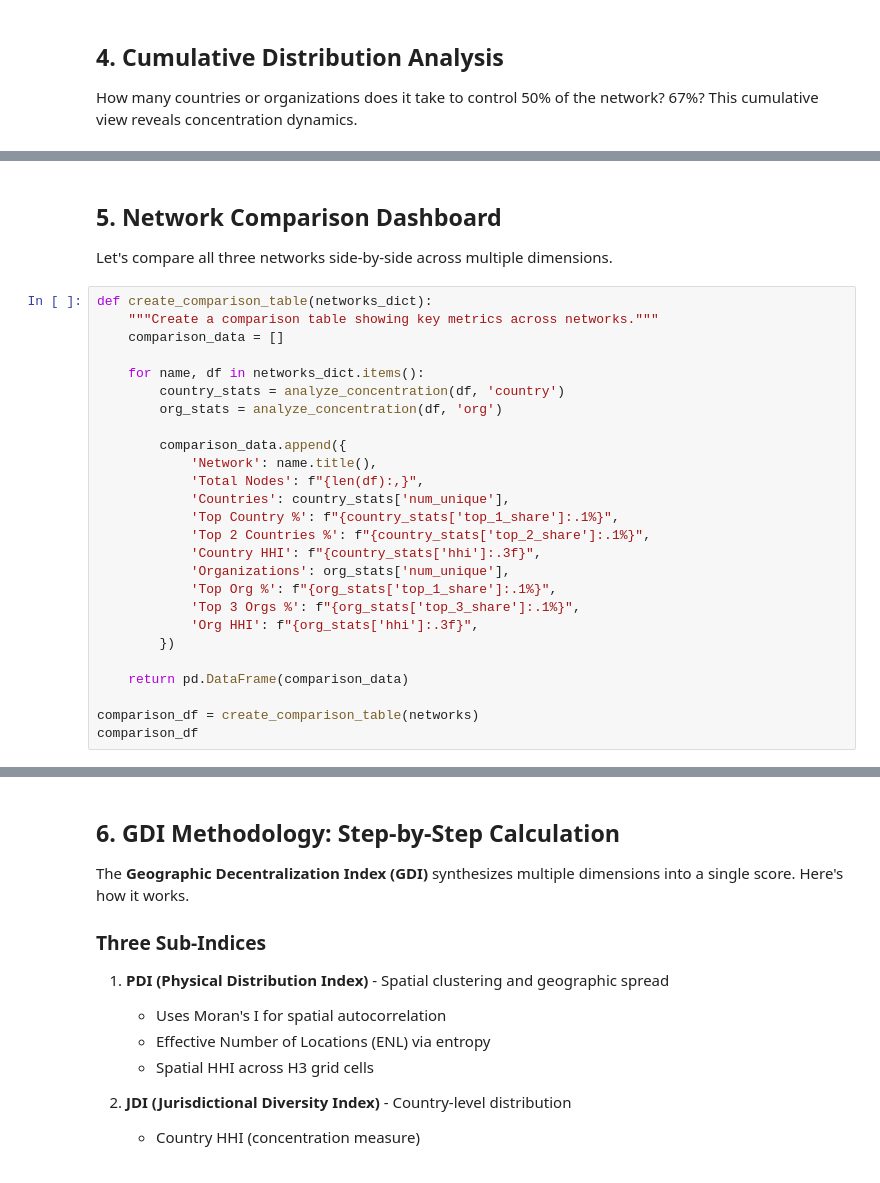
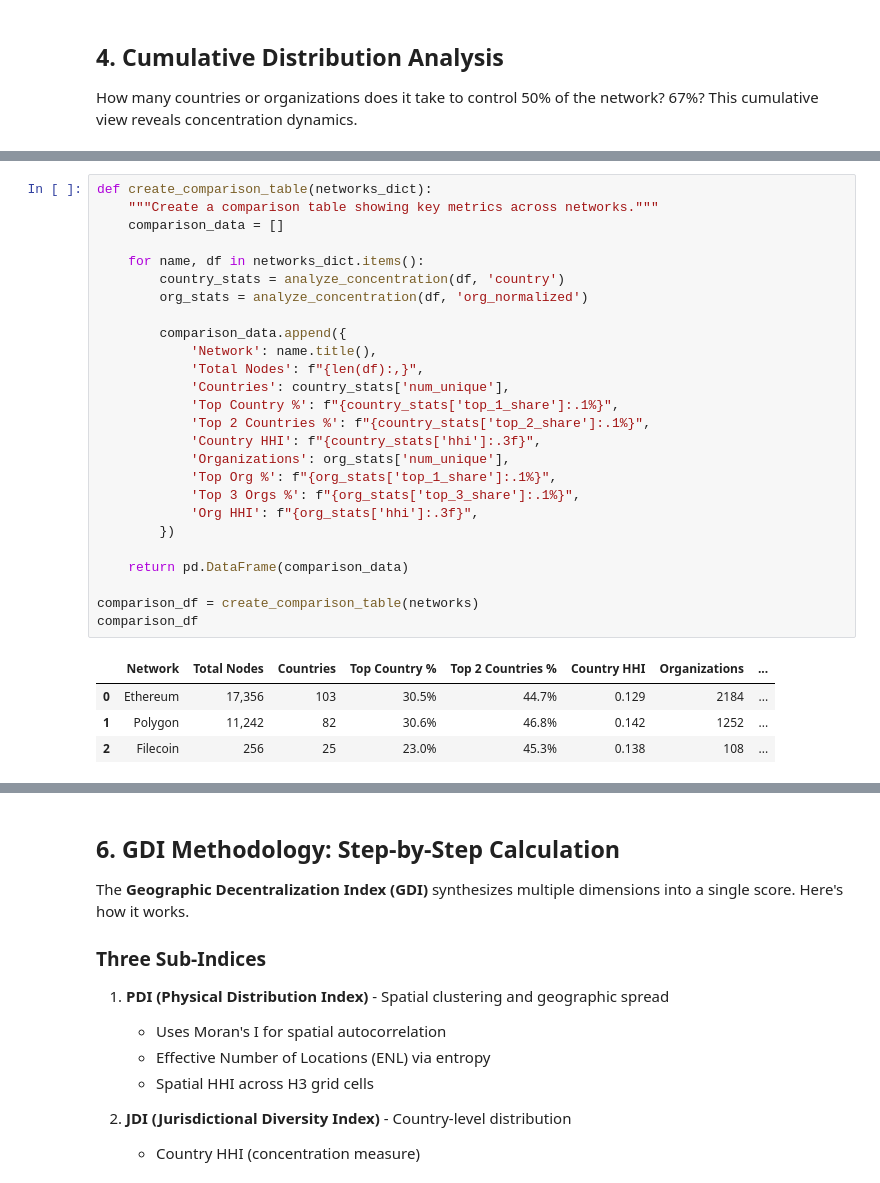
Before and after one commit to DecentralizedGeo/geobeat, a Jupyter notebook: data/notebooks/network_analysis_eda.ipynb, the cells around one changed output, grey strips where cells are left out. Drawn from its saved outputs; the diff is of its cells as text.

```diff
--- a/data/notebooks/network_analysis_eda.ipynb
+++ b/data/notebooks/network_analysis_eda.ipynb
@@ -427,30 +651,31 @@ fig.show()
-# %% [markdown]
-## 5. Network Comparison Dashboard
-
-Let's compare all three networks side-by-side across multiple dimensions.
 # %%
 def create_comparison_table(networks_dict):
     """Create a comparison table showing key metrics across networks."""
     comparison_data = []
 
     for name, df in networks_dict.items():
         country_stats = analyze_concentration(df, 'country')
-        org_stats = analyze_concentration(df, 'org')
+        org_stats = analyze_concentration(df, 'org_normalized')
 
         comparison_data.append({
             'Network': name.title(),
             'Total Nodes': f"{len(df):,}",
             'Countries': country_stats['num_unique'],
             'Top Country %': f"{country_stats['top_1_share']:.1%}",
             'Top 2 Countries %': f"{country_stats['top_2_share']:.1%}",
             'Country HHI': f"{country_stats['hhi']:.3f}",
             'Organizations': org_stats['num_unique'],
             'Top Org %': f"{org_stats['top_1_share']:.1%}",
             'Top 3 Orgs %': f"{org_stats['top_3_share']:.1%}",
             'Org HHI': f"{org_stats['hhi']:.3f}",
         })
 
     return pd.DataFrame(comparison_data)
 
 comparison_df = create_comparison_table(networks)
 comparison_df
+# %% [output]
+|  | Network | Total Nodes | Countries | Top Country % | Top 2 Countries % | Country HHI | Organizations | ... |
+| 0 | Ethereum | 17,356 | 103 | 30.5% | 44.7% | 0.129 | 2184 | ... |
+| 1 | Polygon | 11,242 | 82 | 30.6% | 46.8% | 0.142 | 1252 | ... |
+| 2 | Filecoin | 256 | 25 | 23.0% | 45.3% | 0.138 | 108 | ... |
```
Also changed, not shown: parts of 22 cells of this notebook.
